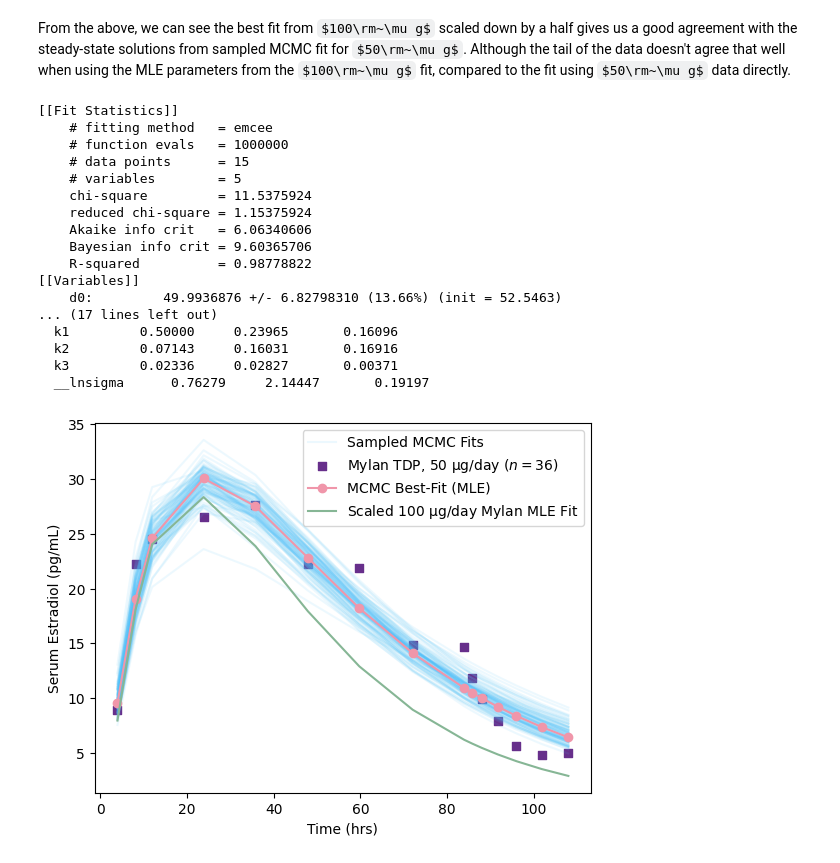
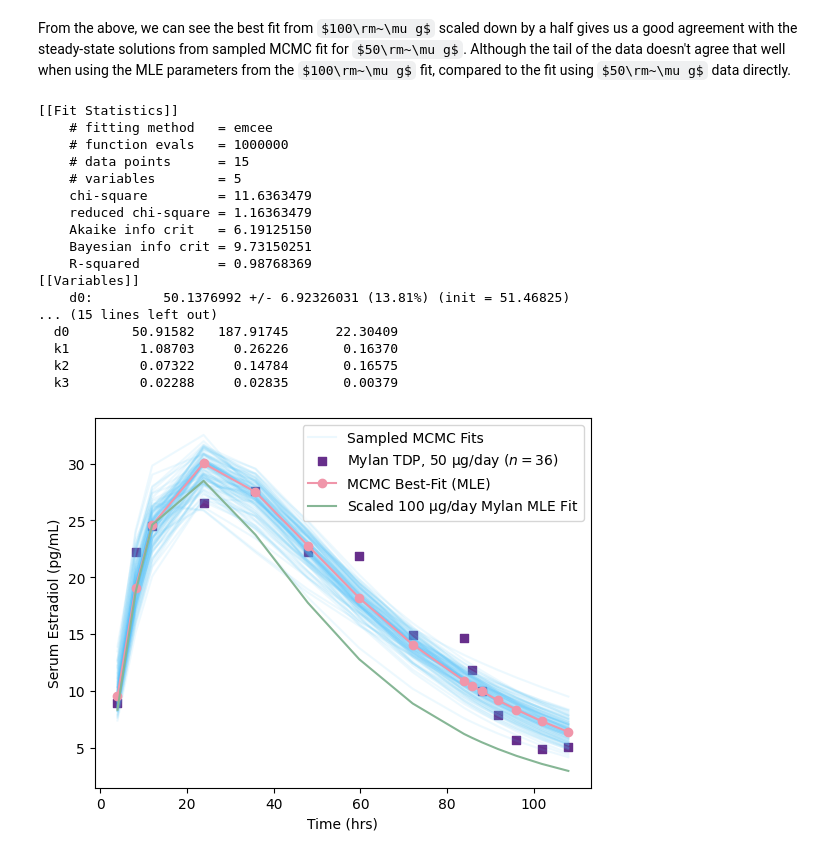
Before and after one commit to transturion/modeling, a Jupyter notebook: 3_Steady-State_Multi-Dose_3-Compartment.ipynb, the cells around one changed output. Cells and saved outputs as stored; diff of their text form; code cells hidden in the pictures; some formulas as TeX source.

```diff
--- a/3_Steady-State_Multi-Dose_3-Compartment.ipynb
+++ b/3_Steady-State_Multi-Dose_3-Compartment.ipynb
@@ -146,7 +146,7 @@ Mylan100Params = Mylan100Model.make_params(d0=dict(value=100,min=0,max=250),
 # ... from result_emcee.lnprob.shape: (475, 100)
 # see https://lmfit.github.io/lmfit-py/fitting.html#lmfit.minimizer.Minimizer.emcee
 
-#emcee_kws = dict(steps=10000, burn=500, thin=20, is_weighted=False)
+emcee_kws = dict(steps=10000, burn=500, thin=20, is_weighted=False)
 #emcee_params = Mylan100Fit.params.copy()
 
 # __lnsigma is the log of the standard deviation, here ~50 to 100, https://discord.com/channels/438306949285806082/438308040446574592/1200639243274440735
@@ -206,14 +206,14 @@ highest_prob = np.argmax(result_emcee.lnprob)
 hp_loc = np.unravel_index(highest_prob, result_emcee.lnprob.shape)
 mle_soln = result_emcee.chain[hp_loc]
 
-for i, par in enumerate(emcee_params):
-    emcee_params[par].value = mle_soln[i]
+for i, par in enumerate(Mylan100Params):
+    Mylan100Params[par].value = mle_soln[i]
 
 print('\nMaximum Likelihood Estimation from emcee       ')
 print('-------------------------------------------------')
 print('Parameter  MLE Value   Median Value   Uncertainty')
 fmt = '  {:5s}  {:11.5f} {:11.5f}   {:11.5f}'.format
-for name, param in emcee_params.items():
+for name, param in Mylan100Params.items():
     print(fmt(name, param.value, result_emcee.params[name].value,
               result_emcee.params[name].stderr))
 # %% [output]
@@ -304,14 +303,14 @@ highest_probMylan50 = np.argmax(result_emceeMylan50.lnprob)
 hp_locMylan50 = np.unravel_index(highest_probMylan50, result_emceeMylan50.lnprob.shape)
 mle_solnMylan50 = result_emceeMylan50.chain[hp_locMylan50]
 
-for i, par in enumerate(emcee_params):
-    emcee_params[par].value = mle_solnMylan50[i]
+for i, par in enumerate(Mylan50Params):
+    Mylan50Params[par].value = mle_solnMylan50[i]
 
 print('\nMaximum Likelihood Estimation from emcee       ')
 print('-------------------------------------------------')
 print('Parameter  MLE Value   Median Value   Uncertainty')
 fmt = '  {:5s}  {:11.5f} {:11.5f}   {:11.5f}'.format
-for name, param in emcee_params.items():
+for name, param in Mylan50Params.items():
     print(fmt(name, param.value, result_emcee.params[name].value,
               result_emcee.params[name].stderr))
 # %% [output]
@@ -386,50 +385,50 @@ highestProbMylan25 = np.argmax(emceeResultMylan25.lnprob)
 hpLocMylan25 = np.unravel_index(highestProbMylan25, emceeResultMylan25.lnprob.shape)
 mleSolnMylan25 = emceeResultMylan25.chain[hpLocMylan25]
 
-for i, par in enumerate(emcee_params):
-    emcee_params[par].value = mleSolnMylan25[i]
+for i, par in enumerate(Mylan25Params):
+    Mylan25Params[par].value = mleSolnMylan25[i]
 
 print('\nMaximum Likelihood Estimation from emcee       ')
 print('-------------------------------------------------')
 print('Parameter  MLE Value   Median Value   Uncertainty')
 fmt = '  {:5s}  {:11.5f} {:11.5f}   {:11.5f}'.format
-for name, param in emcee_params.items():
+for name, param in Mylan25Params.items():
     print(fmt(name, param.value, result_emcee.params[name].value,
               result_emcee.params[name].stderr))
 
 inds = np.random.randint(len(emceeResultMylan25.flatchain), size=100)
 
 for ind in inds:
     sample = (emceeResultMylan25.flatchain["d0"][ind], emceeResultMylan25.flatchain["k1"][ind],
               emceeResultMylan25.flatchain["k2"][ind], emceeResultMylan25.flatchain["k3"][ind])
     plt.plot(MylanTDP25[:,0], E2(MylanTDP25[:,0], sample[0], sample[1], sample[2], sample[3]), alpha=0.1, color='#4EC2F8')
 plt.plot(MylanTDP25[:,0], E2(MylanTDP25[:,0], sample[0], sample[1], sample[2], sample[3]), alpha=0.1, color='#4EC2F8', label='Sampled MCMC Fits')
 plt.scatter(MylanTDP25[:,0], MylanTDP25[:,1], color='#672F8B', marker='s', label="Mylan TDP, 50 $\\rm\\mu g$/day ($n=36$)")
 plt.plot(MylanTDP25[:,0], emceeResultMylan25.best_fit, label='MCMC Best-Fit (MLE)', color='#F096AA', marker='o')
 plt.plot(MylanTDP25[:,0], E2(MylanTDP25[:,0], mle_soln[0]/4, mle_soln[1], mle_soln[2], mle_soln[3]), color='#86B695', label="Scaled 100 $\\rm\\mu g$/day Mylan MLE Fit")
 plt.xlabel('Time (hrs)')
 plt.ylabel('Serum Estradiol (pg/mL)')
 plt.legend()
 plt.show()
 # %% [output]
 [[Fit Statistics]]
     # fitting method   = emcee
     # function evals   = 1000000
     # data points      = 15
     # variables        = 5
-    chi-square         = 11.5375924
-    reduced chi-square = 1.15375924
-    Akaike info crit   = 6.06340606
-    Bayesian info crit = 9.60365706
-    R-squared          = 0.98778822
+    chi-square         = 11.6363479
+    reduced chi-square = 1.16363479
+    Akaike info crit   = 6.19125150
+    Bayesian info crit = 9.73150251
+    R-squared          = 0.98768369
 [[Variables]]
-    d0:         49.9936876 +/- 6.82798310 (13.66%) (init = 52.5463)
-... (17 lines left out)
-  k1         0.50000     0.23965       0.16096
-  k2         0.07143     0.16031       0.16916
-  k3         0.02336     0.02827       0.00371
-  __lnsigma      0.76279     2.14447       0.19197
+    d0:         50.1376992 +/- 6.92326031 (13.81%) (init = 51.46825)
+... (15 lines left out)
+  d0        50.91582   187.91745      22.30409
+  k1         1.08703     0.26226       0.16370
+  k2         0.07322     0.14784       0.16575
+  k3         0.02288     0.02835       0.00379
-[figure, old version]
+[figure, new version]
 # %%
 inds = np.random.randint(len(emceeResultMylan25.flatchain), size=100)
 
```
Also changed, not shown: parts of 10 cells of this notebook, 2 other files.
